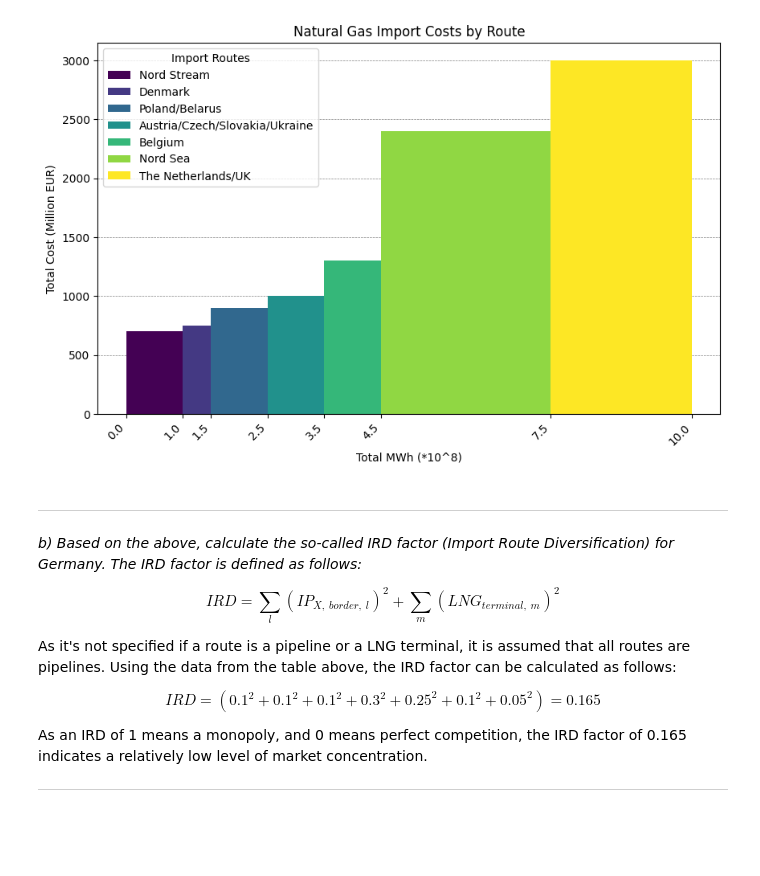
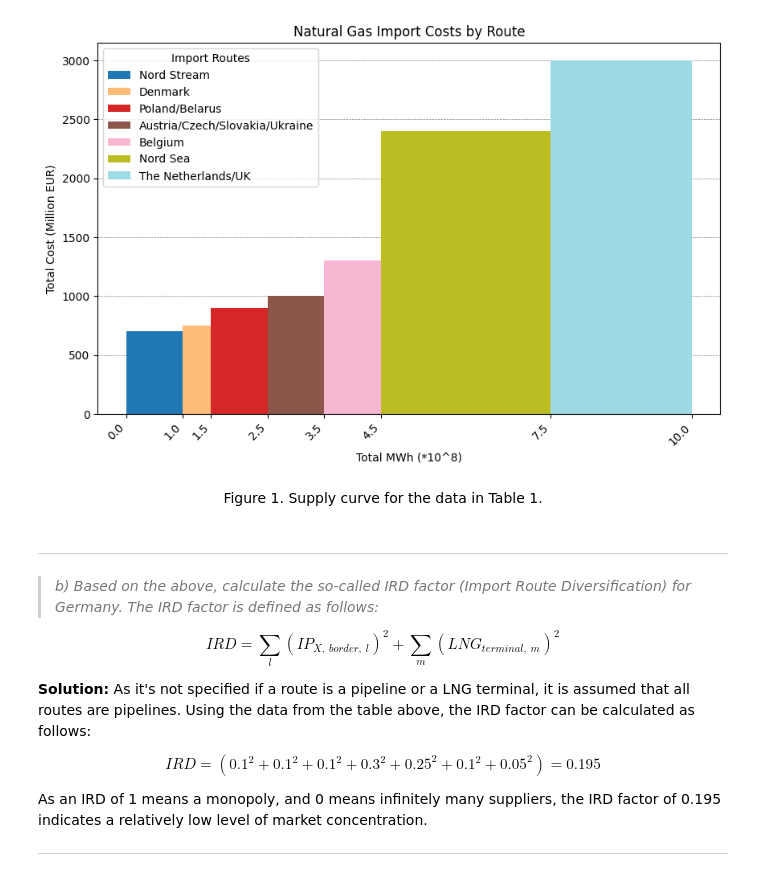
Before and after one commit to daahl/370.043-Selected-Topics, a Jupyter notebook: Assignment_1/handin_1.ipynb, the cells around one changed output. Saved outputs shown, nothing was run; the diff lists cells and outputs as text; code cells hidden in the pictures; blank space fills up the shorter version.

```diff
--- a/Assignment_1/handin_1.ipynb
+++ b/Assignment_1/handin_1.ipynb
@@ -46,4 +53,6 @@ Using the given data the following supply curve can be drawn. The most expensive
 # %%
+# The following code was generated with the help of github Copilot.
+
 import matplotlib.pyplot as plt
 import numpy as np
 
@@ -63,58 +72,60 @@ import_routes_sorted, total_mwh_sorted, total_cost_sorted = zip(*data)
 total_mwh_normalized = [mwh / 10**8 for mwh in total_mwh_sorted]
 
 # Generate colors for each bar
-colors = plt.cm.viridis(np.linspace(0, 1, len(total_mwh_normalized)))
+colors = plt.cm.tab20(np.linspace(0, 1, len(total_mwh_normalized)))
 
 # Calculate the positions of the bars
 bar_positions = np.cumsum([0] + total_mwh_normalized[:-1])
 
 # Calculate the accumulated MWh for x-ticks
 accumulated_mwh = np.cumsum([0] + list(total_mwh_sorted)) / 10**8
 
 # Plotting
 plt.figure(figsize=(10, 6))
 
 # Add horizontal gray bars to the background
 for y in range(0, 3500, 500):
     plt.axhline(y=y, color='gray', linestyle='--', linewidth=0.5, zorder=0)
 
 bars = plt.bar(bar_positions, total_cost_sorted, color=colors, width=total_mwh_normalized, align='edge')
 
 # Add import route names below the x-axis numbers
 plt.xticks(bar_positions + np.array(total_mwh_normalized), import_routes_sorted, rotation=45, ha='right')
 
 # Add numbers to the x-axis based on accumulated total_mwh values
 plt.gca().set_xticks(np.concatenate(([0], bar_positions + np.array(total_mwh_normalized))))
 plt.gca().set_xticklabels([f'{mwh:.1f}' for mwh in accumulated_mwh])
 
 # Add legend
 for bar, route in zip(bars, import_routes_sorted):
     bar.set_label(route)
 plt.legend(title='Import Routes')
 
 plt.xlabel('Total MWh (*10^8)')
 plt.ylabel('Total Cost (Million EUR)')
 plt.title('Natural Gas Import Costs by Route')
 plt.show()
 # %% [output]
-[figure, old version]
+[figure, new version]
+# %% [markdown]
+<p style="text-align:center;">Figure 1. Supply curve for the data in Table 1.</p>
 # %% [markdown]
 ---
 # %% [markdown]
-_b) Based on the above, calculate the so-called IRD factor (Import Route Diversification)
+> _b) Based on the above, calculate the so-called IRD factor (Import Route Diversification)
 for Germany. The IRD factor is defined as follows:_
 
 \begin{equation}
 IRD = \sum_{l} \left( IP_{X,~border,~l} \right)^2 + \sum_{m} \left( LNG_{terminal,~m} \right)^2
 \end{equation}
 
-As it's not specified if a route is a pipeline or a LNG terminal, it is assumed that all routes are pipelines. Using the data from the table above, the IRD factor can be calculated as follows:
+**Solution:** As it's not specified if a route is a pipeline or a LNG terminal, it is assumed that all routes are pipelines. Using the data from the table above, the IRD factor can be calculated as follows:
 
 \begin{equation}
-IRD = \left( 0.1^2 + 0.1^2 + 0.1^2 + 0.3^2 + 0.25^2 + 0.1^2 + 0.05^2 \right) = 0.165
+IRD = \left( 0.1^2 + 0.1^2 + 0.1^2 + 0.3^2 + 0.25^2 + 0.1^2 + 0.05^2 \right) = 0.195
 \end{equation}
 
-As an IRD of 1 means a monopoly, and 0 means perfect competition, the IRD factor of 0.165 indicates a relatively low level of market concentration.
+As an IRD of 1 means a monopoly, and 0 means infinitely many suppliers, the IRD factor of 0.195 indicates a relatively low level of market concentration.
 
 ---
 # %% [markdown]
```
Also changed, not shown: parts of 10 cells of this notebook, 3 other files.
